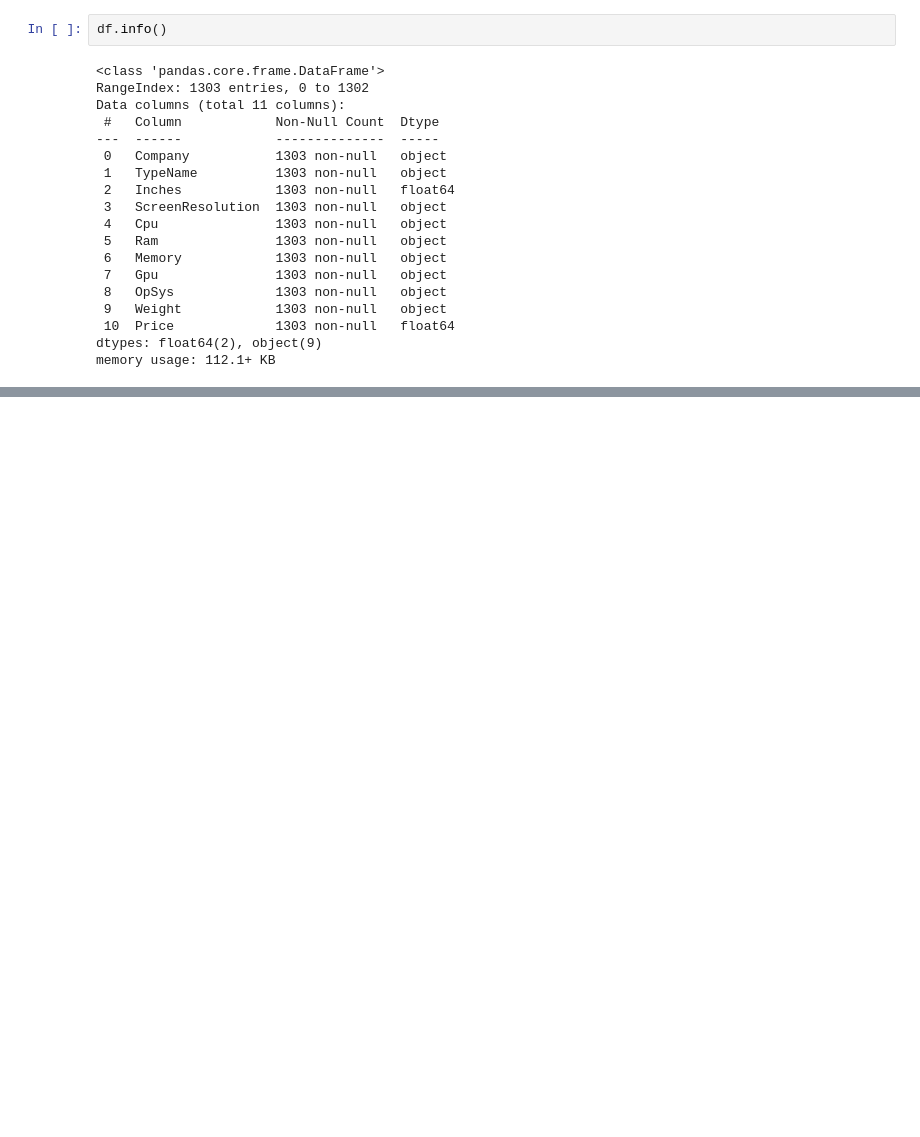
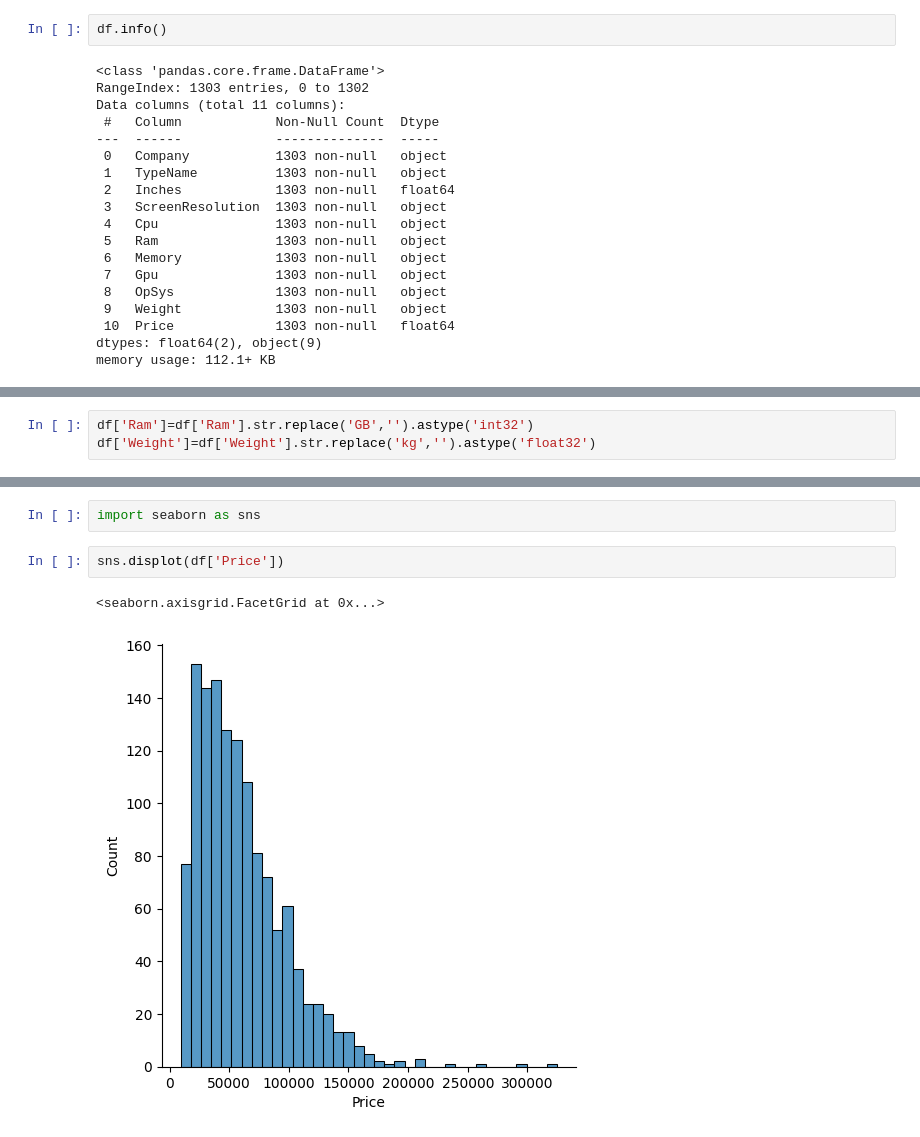
Before and after one commit to SandeepMuhal88/For_Docker_Lap_top_price_pridictor_01, a Jupyter notebook: model.ipynb, the cells around one changed output, grey strips where cells are left out. Cells and saved outputs as stored; diff of their text form; blank space fills up the shorter version.

```diff
--- a/model.ipynb
+++ b/model.ipynb
@@ -95,3 +95,6 @@ df.head()
 | 2 | HP | Notebook | 15.6 | Full HD 1920x1080 | Intel Core i5 7200U 2.5GHz | 8GB | 256GB SSD | Intel HD Graphics 620 | No OS | 1.86kg | ... |
 | 3 | Apple | Ultrabook | 15.4 | IPS Panel Retina Display 2880x1800 | Intel Core i7 2.7GHz | 16GB | 512GB SSD | AMD Radeon Pro 455 | macOS | 1.83kg | ... |
 | 4 | Apple | Ultrabook | 13.3 | IPS Panel Retina Display 2560x1600 | Intel Core i5 3.1GHz | 8GB | 256GB SSD | Intel Iris Plus Graphics 650 | macOS | 1.37kg | ... |
+# %%
+df['Ram']=df['Ram'].str.replace('GB','').astype('int32')
+df['Weight']=df['Weight'].str.replace('kg','').astype('float32')
@@ -97,0 +131,7 @@ df.head()
+# %%
+import seaborn as sns
+# %%
+sns.displot(df['Price'])
+# %% [output]
+<seaborn.axisgrid.FacetGrid at 0x...>
+[figure, added]
```
Also changed, not shown: parts of 18 cells of this notebook, 1 other file.
